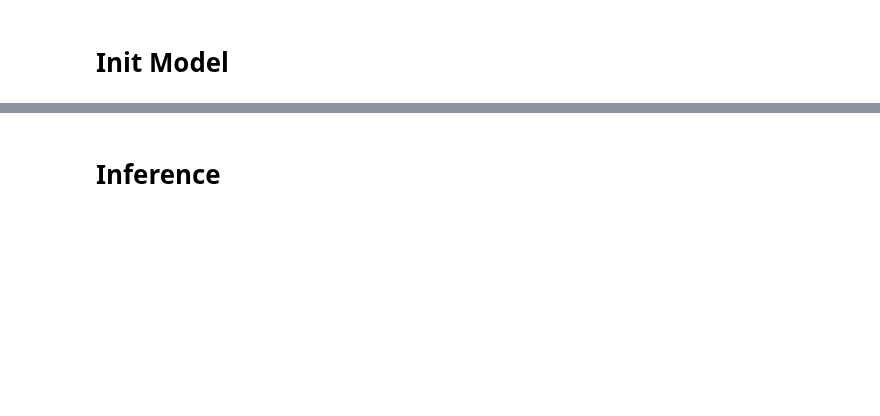
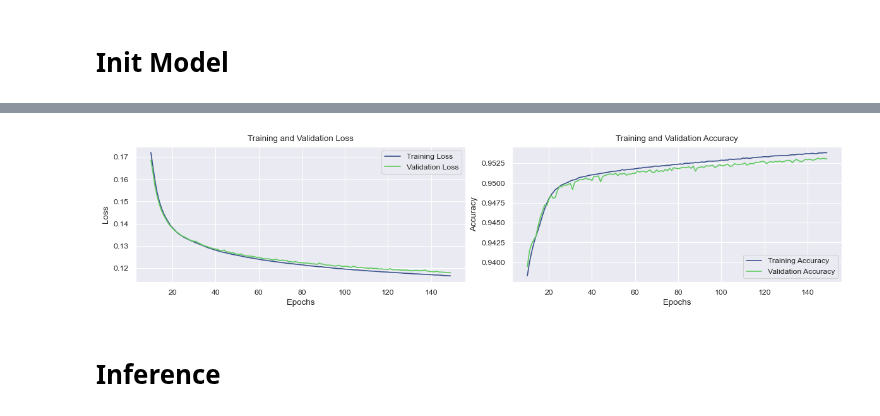
Before and after one commit to Sacesh/Masterpraktikum, a Jupyter notebook: charge_predictor_multilabel.ipynb, the cells around one changed output, grey strips where cells are left out. Cells and saved outputs as stored; diff of their text form; code cells hidden in the pictures; blank space fills up the shorter version.

```diff
--- a/charge_predictor_multilabel.ipynb
+++ b/charge_predictor_multilabel.ipynb
@@ -721,4 +811,4 @@ early_stopping_embed = tf.keras.callbacks.EarlyStopping(monitor='val_loss', pati
 # %%
 # Train the model
 # X_train, X_test, y_train, y_test
-history_embed = model_embed.fit(train_ds_embed, train_labels_embed, epochs=30, batch_size=4096, validation_data=(val_ds_embed, val_labels_embed), callbacks=[checkpoint_callback_embed, early_stopping_embed, WandbCallback()]) #WandbCallback()
+history_embed = model_embed.fit(train_ds_embed, train_labels_embed, epochs=150, batch_size=4096, validation_data=(val_ds_embed, val_labels_embed), callbacks=[]) #WandbCallback()
@@ -766,3 +878,55 @@ plt.show()
+# %%
+# Access the loss, validation loss, and accuracy from the history object
+loss = history_embed.history['loss']
+val_loss = history_embed.history['val_loss']
+#accuracy = history_embed.history['categorical_accuracy']
+accuracy = history_embed.history['binary_accuracy']
+val_accuracy = history_embed.history['val_binary_accuracy']
+
+
+# only plot epoch 10 to 150
+loss = loss[10:]
+val_loss = val_loss[10:]
+accuracy = accuracy[10:]
+val_accuracy = val_accuracy[10:]
+# start numbering at 10
+epochs = range(10, len(loss) + 10)
+
+# get 2 colors from viridis at 25% and 75%
+colors = plt.cm.viridis(np.linspace(0,1,100))
+b = colors[25]
+r = colors[75]
+
+
+# Plot the loss, validation loss, and accuracy curves
+#epochs = range(1, len(loss) + 1)
+
+# Create subplots
+fig2, (ax1, ax2) = plt.subplots(1, 2, figsize=(12, 3))
+
+# Plot loss and validation loss
+ax1.plot(epochs, loss, 'b', label='Training Loss', color=b)
+ax1.plot(epochs, val_loss, 'r', label='Validation Loss', color=r)
+ax1.set_title('Training and Validation Loss')
+ax1.set_xlabel('Epochs')
+ax1.set_ylabel('Loss')
+ax1.legend()
+
+# Plot accuracy and validation accuracy
+ax2.plot(epochs, accuracy, 'b', label='Training Accuracy', color=b)
+ax2.plot(epochs, val_accuracy, 'r', label='Validation Accuracy', color=r)
+ax2.set_title('Training and Validation Accuracy')
+ax2.set_xlabel('Epochs')
+ax2.set_ylabel('Accuracy')
+ax2.legend()
+
+# Adjust spacing between subplots
+plt.tight_layout()
+
+# Show the plots
+plt.show()
+# %% [output]
+[figure, added]
 # %% [markdown]
 # Inference
 # %%
```
Also changed, not shown: parts of 39 cells of this notebook.
